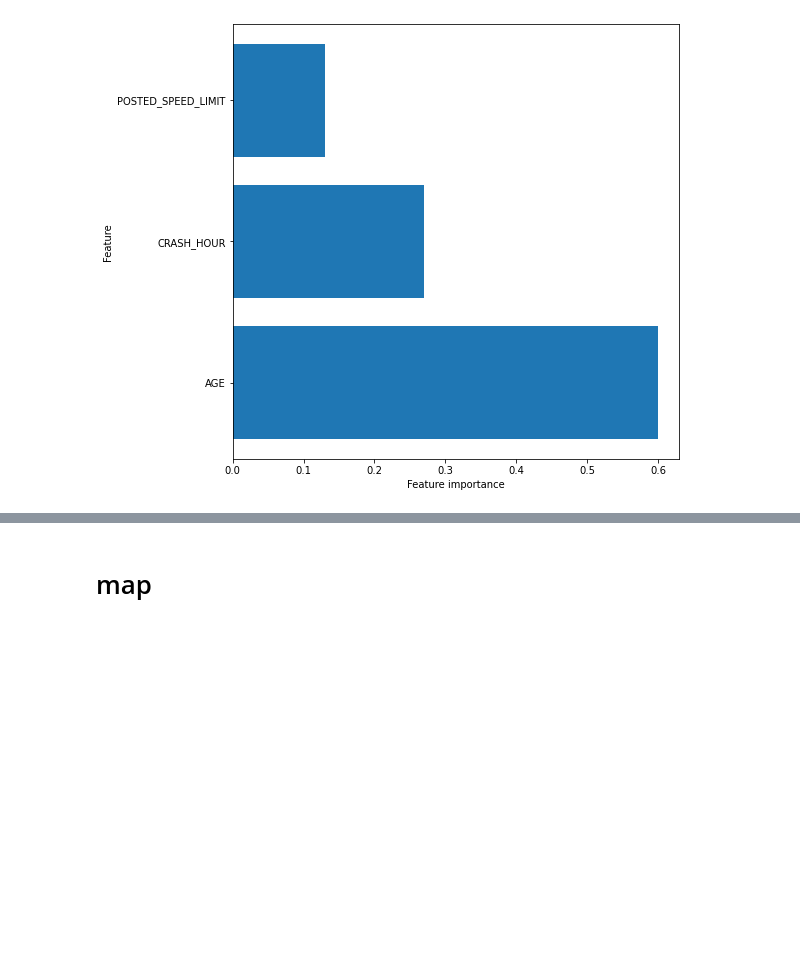
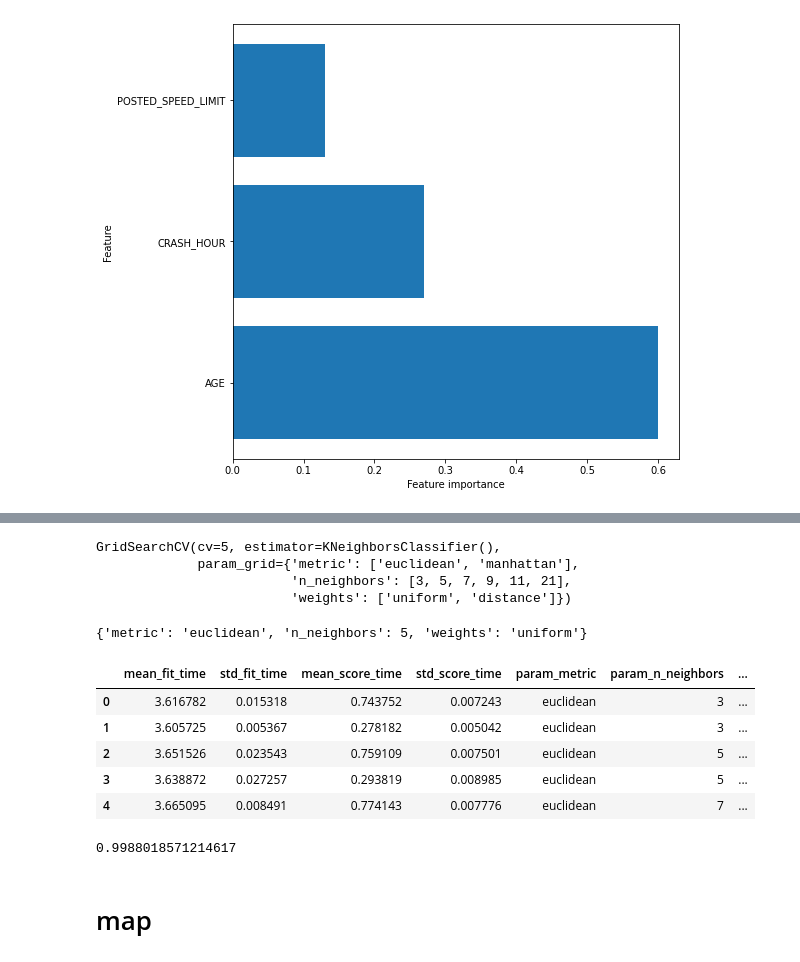
Before and after one commit to meowkaiser/Chicago_Car_Crashes_Project, a Jupyter notebook: zach_notebook.ipynb, the cells around one changed output, grey strips where cells are left out. Drawn from its saved outputs; the diff is of its cells as text; code cells hidden in the pictures; blank space fills up the shorter version.

```diff
--- a/zach_notebook.ipynb
+++ b/zach_notebook.ipynb
@@ -231,0 +251,44 @@ plot_feature_importances(best_forest)
+# %%
+# Instantiate StandardScaler
+scaler = StandardScaler()
+
+# Transform the training and test sets
+scaled_data_train = scaler.fit_transform(X_train)
+scaled_data_test = scaler.transform(X_test)
+# %%
+knn = KNeighborsClassifier()
+# %%
+# create params_grid for KNeighborsClassifier
+knn_grid = {'n_neighbors': [3, 5, 7, 9, 11, 21],
+              'weights': ['uniform', 'distance'],
+              'metric': ['euclidean', 'manhattan']}
+
+# create grid search
+knn_grid = GridSearchCV(knn, knn_grid, cv=5)
+# %%
+# fit x_train and y_train to grid
+knn_grid.fit(scaled_data_train, y_train)
+# %% [output]
+GridSearchCV(cv=5, estimator=KNeighborsClassifier(),
+             param_grid={'metric': ['euclidean', 'manhattan'],
+                         'n_neighbors': [3, 5, 7, 9, 11, 21],
+                         'weights': ['uniform', 'distance']})
+# %%
+# observe combination of best params
+knn_grid.best_params_
+# %% [output]
+{'metric': 'euclidean', 'n_neighbors': 5, 'weights': 'uniform'}
+# %%
+knn_cv_df = pd.DataFrame(knn_grid.cv_results_)
+knn_cv_df.head()
+# %% [output]
+|  | mean_fit_time | std_fit_time | mean_score_time | std_score_time | param_metric | param_n_neighbors | ... |
+| 0 | 3.616782 | 0.015318 | 0.743752 | 0.007243 | euclidean | 3 | ... |
+| 1 | 3.605725 | 0.005367 | 0.278182 | 0.005042 | euclidean | 3 | ... |
+| 2 | 3.651526 | 0.023543 | 0.759109 | 0.007501 | euclidean | 5 | ... |
+| 3 | 3.638872 | 0.027257 | 0.293819 | 0.008985 | euclidean | 5 | ... |
+| 4 | 3.665095 | 0.008491 | 0.774143 | 0.007776 | euclidean | 7 | ... |
+# %%
+knn_grid.best_estimator_.score(scaled_data_test, y_test)
+# %% [output]
+0.9988018571214617
```
Also changed, not shown: parts of 14 cells of this notebook.
